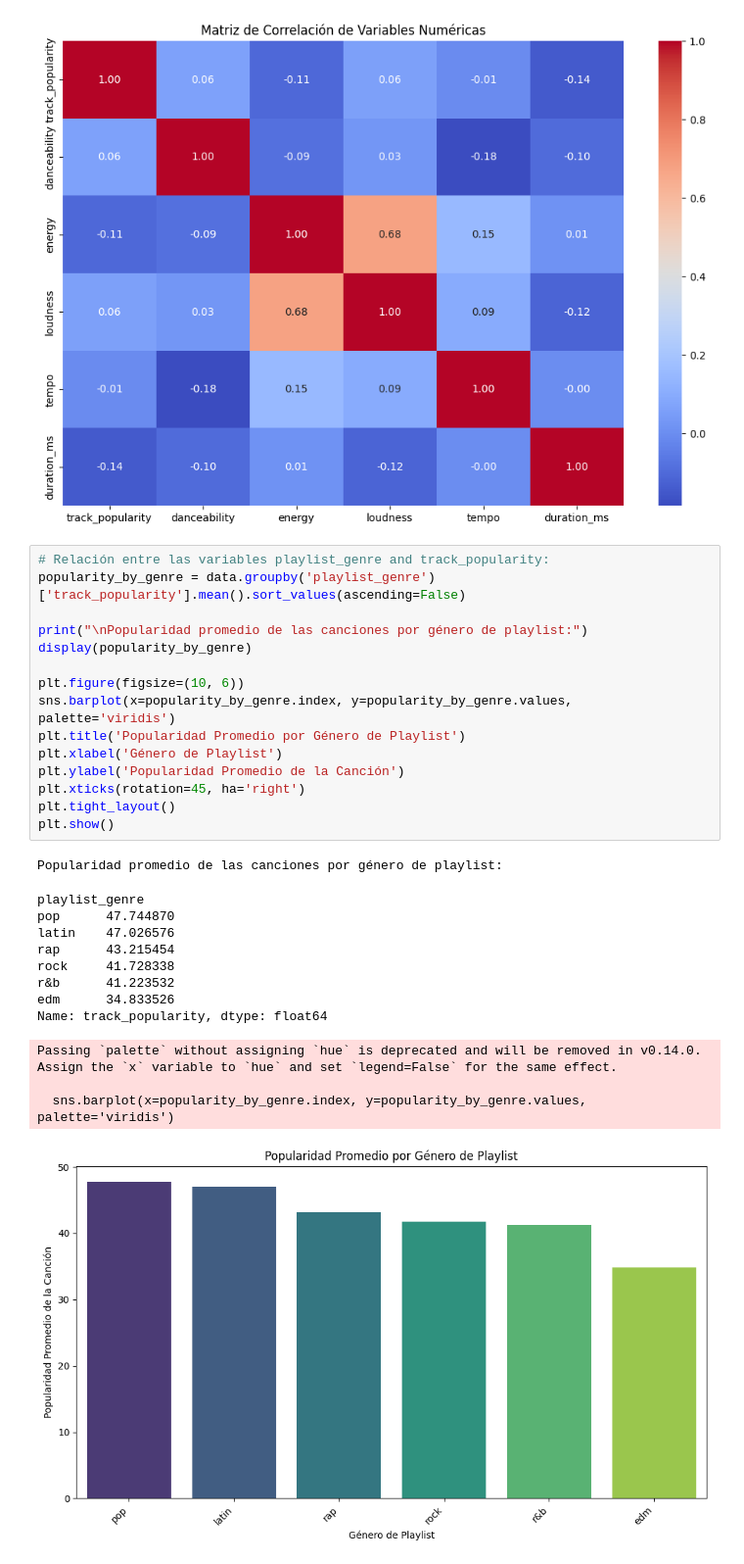
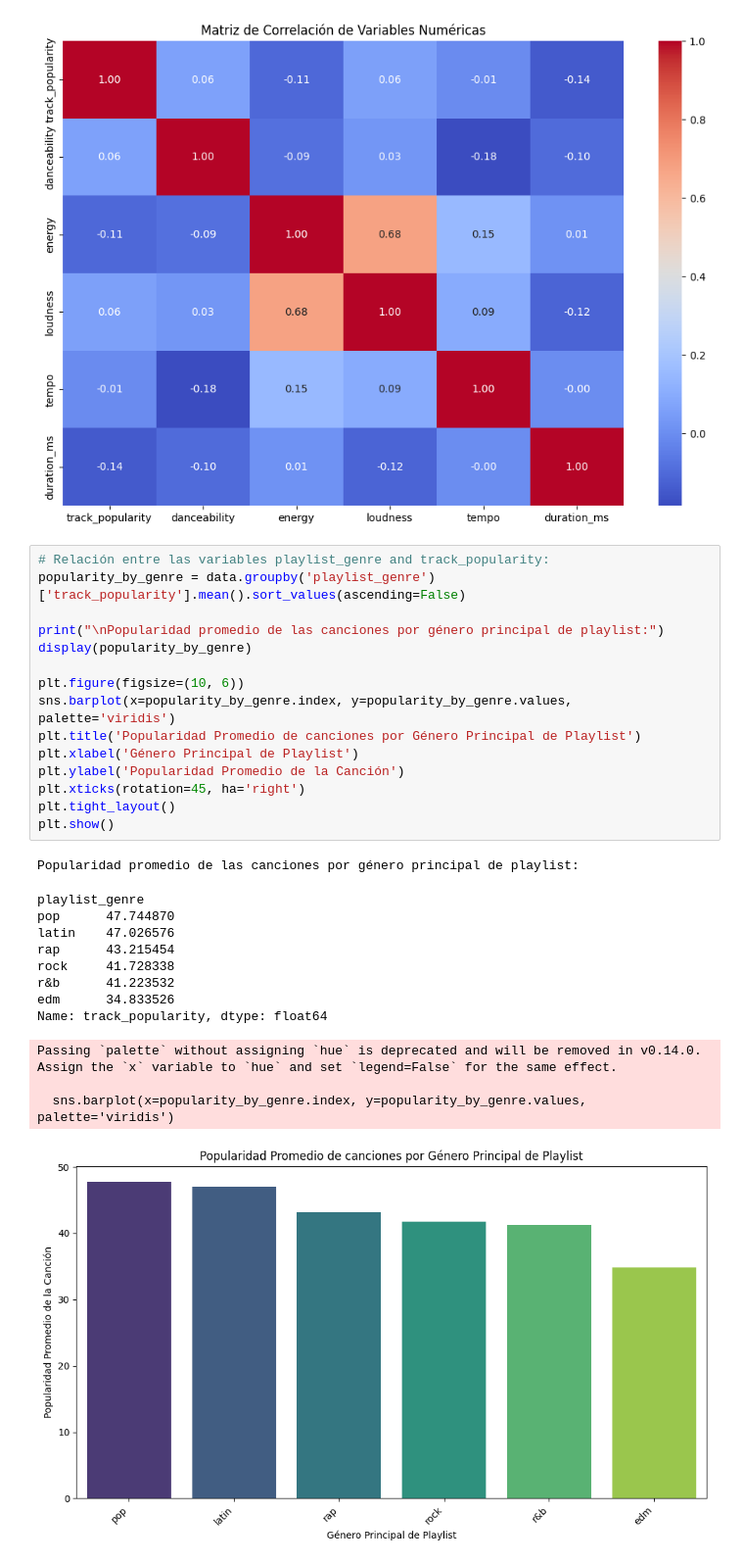
Before and after one commit to JorgeOrrego1201/TF_MetDataScience, a Jupyter notebook: TF_Spotify.ipynb, the cells around one changed output. Shown: that part at 98% size. Saved outputs shown, nothing was run; the diff lists cells and outputs as text.

```diff
--- a/TF_Spotify.ipynb
+++ b/TF_Spotify.ipynb
@@ -249,29 +249,29 @@ plt.show()
 # %%
 # Relación entre las variables playlist_genre and track_popularity:
 popularity_by_genre = data.groupby('playlist_genre')['track_popularity'].mean().sort_values(ascending=False)
 
-print("\nPopularidad promedio de las canciones por género de playlist:")
+print("\nPopularidad promedio de las canciones por género principal de playlist:")
 display(popularity_by_genre)
 
 plt.figure(figsize=(10, 6))
 sns.barplot(x=popularity_by_genre.index, y=popularity_by_genre.values, palette='viridis')
-plt.title('Popularidad Promedio por Género de Playlist')
-plt.xlabel('Género de Playlist')
+plt.title('Popularidad Promedio de canciones por Género Principal de Playlist')
+plt.xlabel('Género Principal de Playlist')
 plt.ylabel('Popularidad Promedio de la Canción')
 plt.xticks(rotation=45, ha='right')
 plt.tight_layout()
 plt.show()
 # %% [output]
-Popularidad promedio de las canciones por género de playlist:
+Popularidad promedio de las canciones por género principal de playlist:
 playlist_genre
 pop      47.744870
 latin    47.026576
 rap      43.215454
 rock     41.728338
 r&b      41.223532
 edm      34.833526
 Name: track_popularity, dtype: float64
 Passing `palette` without assigning `hue` is deprecated and will be removed in v0.14.0. Assign the `x` variable to `hue` and set `legend=False` for the same effect.
 
   sns.barplot(x=popularity_by_genre.index, y=popularity_by_genre.values, palette='viridis')
-[figure, old version]
+[figure, new version]
```
Also changed, not shown: parts of 3 cells of this notebook.
